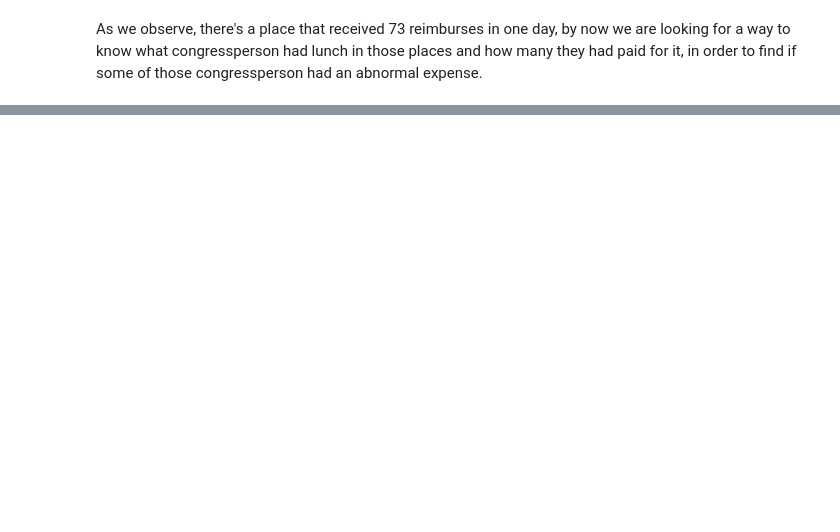
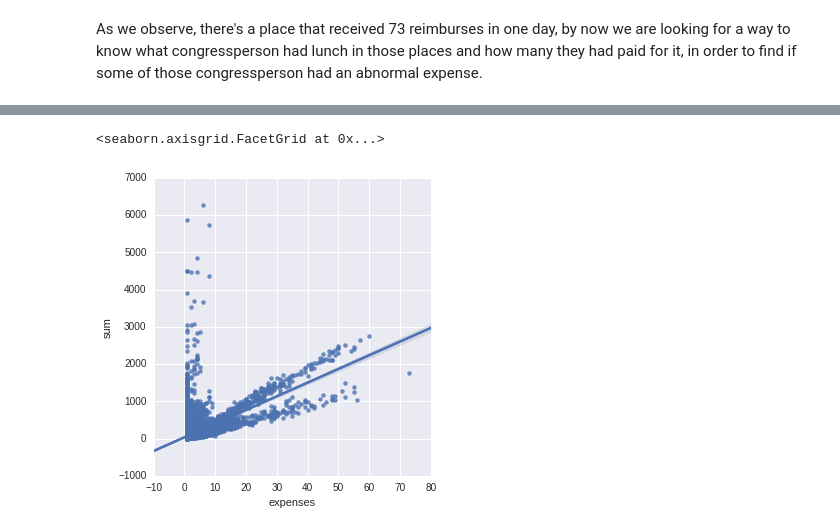
Before and after one commit to okfn-brasil/serenata-de-amor, a Jupyter notebook: develop/2016-12-02-anaschwendler-abnormal-meal-prices-analysis.ipynb, the cells around one changed output, grey strips where cells are left out. Cells and saved outputs as stored; diff of their text form; code cells hidden in the pictures; blank space fills up the shorter version.

Commit message:
Adds a plot to show expenses by sum

```diff
--- a/develop/2016-12-02-anaschwendler-abnormal-meal-prices-analysis.ipynb
+++ b/develop/2016-12-02-anaschwendler-abnormal-meal-prices-analysis.ipynb
@@ -87,0 +87,3 @@ As we observe, there's a place that received 73 reimburses in one day, by now we
+# %%
+by_day_asc = aggregation.sort_values(['expenses', 'sum'], ascending=[True, False])
+by_day_asc.head()
@@ -87,0 +111,6 @@ As we observe, there's a place that received 73 reimburses in one day, by now we
+# %%
+sns.lmplot('expenses', 'sum',
+            data=by_day_asc)
+# %% [output]
+<seaborn.axisgrid.FacetGrid at 0x...>
+[figure, added]
```
Also changed, not shown: parts of 11 cells of this notebook.
